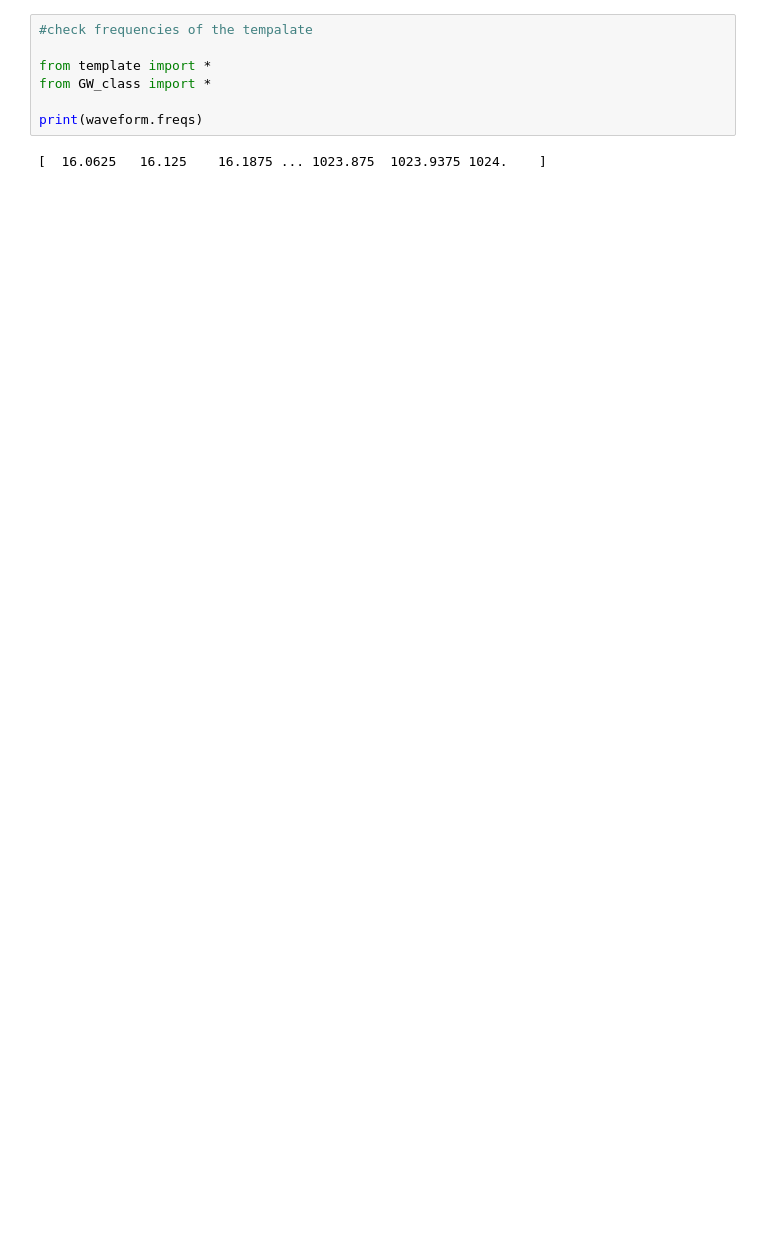
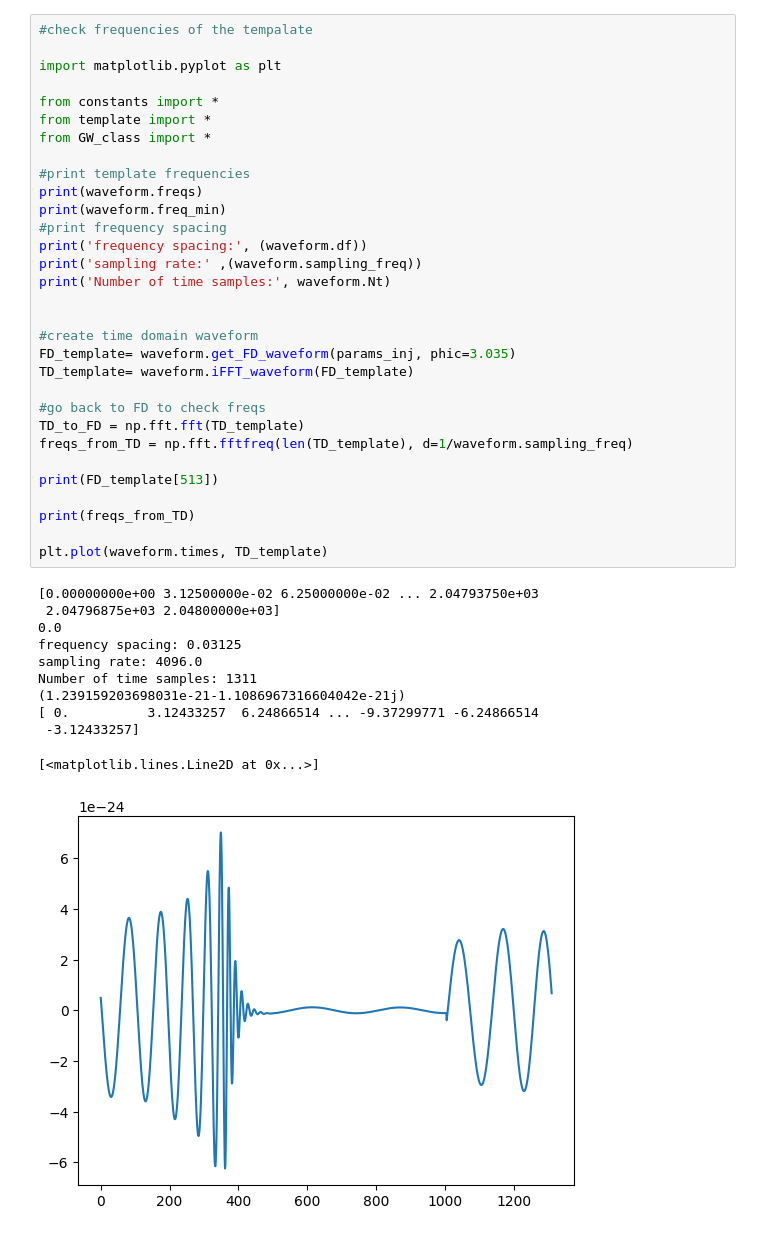
Before and after one commit to aiden-g12321/GWslider, a Jupyter notebook: test.ipynb, the cells around one changed output. Drawn from its saved outputs; the diff is of its cells as text; blank space fills up the shorter version.

Commit message:
'broken waveform'

```diff
--- a/test.ipynb
+++ b/test.ipynb
@@ -1,9 +1,43 @@
-# %%
-#check frequencies of the tempalate
-
-from template import *
-from GW_class import *
-
-print(waveform.freqs)
-# %% [output]
-[  16.0625   16.125    16.1875 ... 1023.875  1023.9375 1024.    ]
+# %%
+#check frequencies of the tempalate
+
+import matplotlib.pyplot as plt
+
+from constants import *
+from template import *
+from GW_class import *
+
+#print template frequencies
+print(waveform.freqs)
+print(waveform.freq_min)
+#print frequency spacing
+print('frequency spacing:', (waveform.df))
+print('sampling rate:' ,(waveform.sampling_freq))
+print('Number of time samples:', waveform.Nt)
+
+
+#create time domain waveform
+FD_template= waveform.get_FD_waveform(params_inj, phic=3.035)
+TD_template= waveform.iFFT_waveform(FD_template)
+
+#go back to FD to check freqs
+TD_to_FD = np.fft.fft(TD_template)
+freqs_from_TD = np.fft.fftfreq(len(TD_template), d=1/waveform.sampling_freq)
+
+print(FD_template[513])
+
+print(freqs_from_TD)
+
+plt.plot(waveform.times, TD_template)
+# %% [output]
+[0.00000000e+00 3.12500000e-02 6.25000000e-02 ... 2.04793750e+03
+ 2.04796875e+03 2.04800000e+03]
+0.0
+frequency spacing: 0.03125
+sampling rate: 4096.0
+Number of time samples: 1311
+(1.239159203698031e-21-1.1086967316604042e-21j)
+[ 0.          3.12433257  6.24866514 ... -9.37299771 -6.24866514
+ -3.12433257]
+[<matplotlib.lines.Line2D at 0x...>]
+[figure, added]
```
Also changed, not shown: parts of 3 cells of this notebook, 4 other files.
